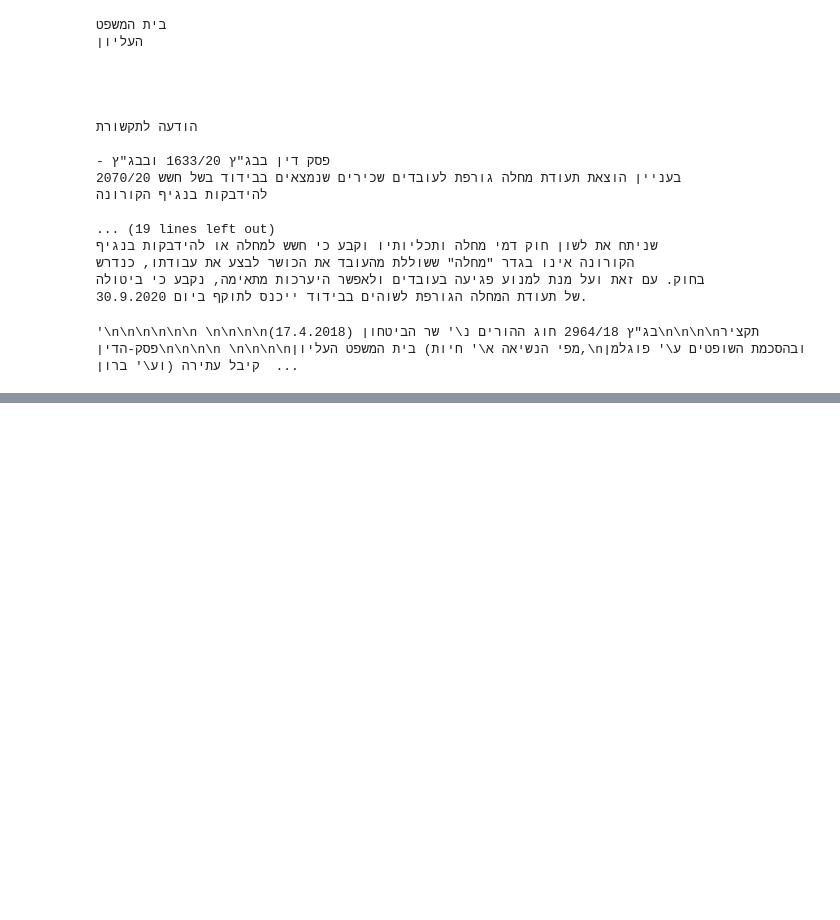
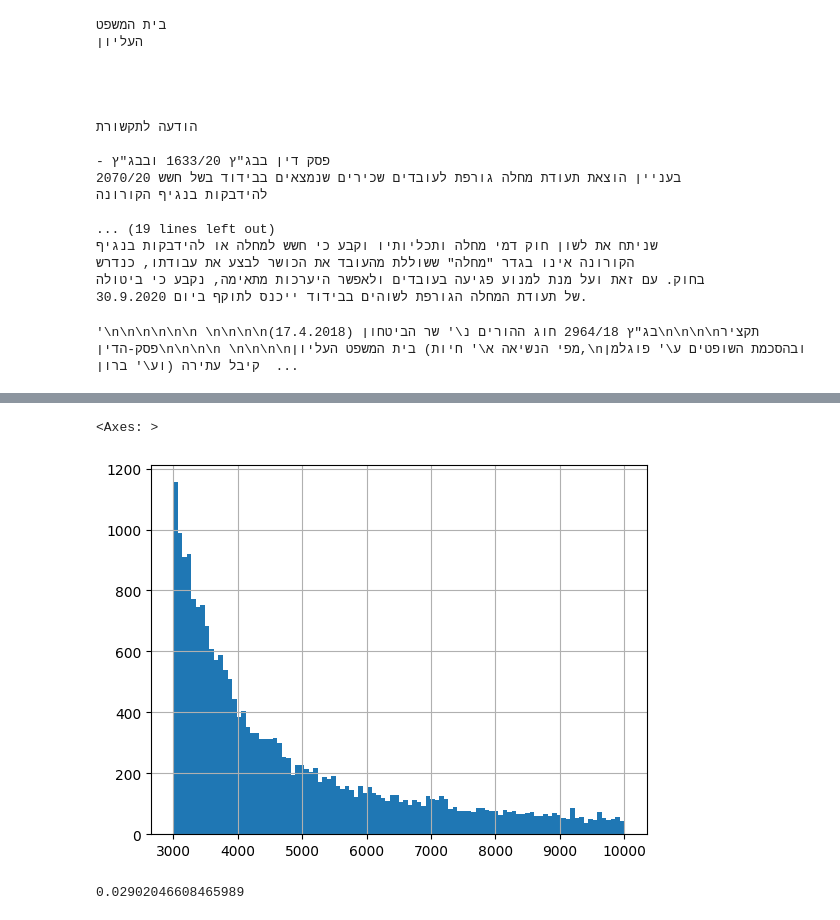
Before and after one commit to nevakrien/hebrew_document_search, a Jupyter notebook: hebrew_bert.ipynb, the cells around one changed output, grey strips where cells are left out. Cells and saved outputs as stored; diff of their text form; code cells hidden in the pictures; blank space fills up the shorter version.

```diff
--- a/hebrew_bert.ipynb
+++ b/hebrew_bert.ipynb
@@ -135,0 +284,17 @@ cut_data[0]
+# %%
+def length(s):
+    if not s:
+        return 0
+    s=" ".join(s.split('\n'))
+    return len(s.split(' '))
+# %%
+lengths=[length(t) for t in data['train']['text']]
+# %%
+pd.DataFrame([l for l in lengths if 3000<l<10**4])[0].hist(bins=100)
+# %% [output]
+<Axes: >
+[figure, added]
+# %%
+len([l for l in lengths if 3000<l<10**4])/len(data['train'])
+# %% [output]
+0.02902046608465989
```
Also changed, not shown: parts of 22 cells of this notebook, 2 other files.
